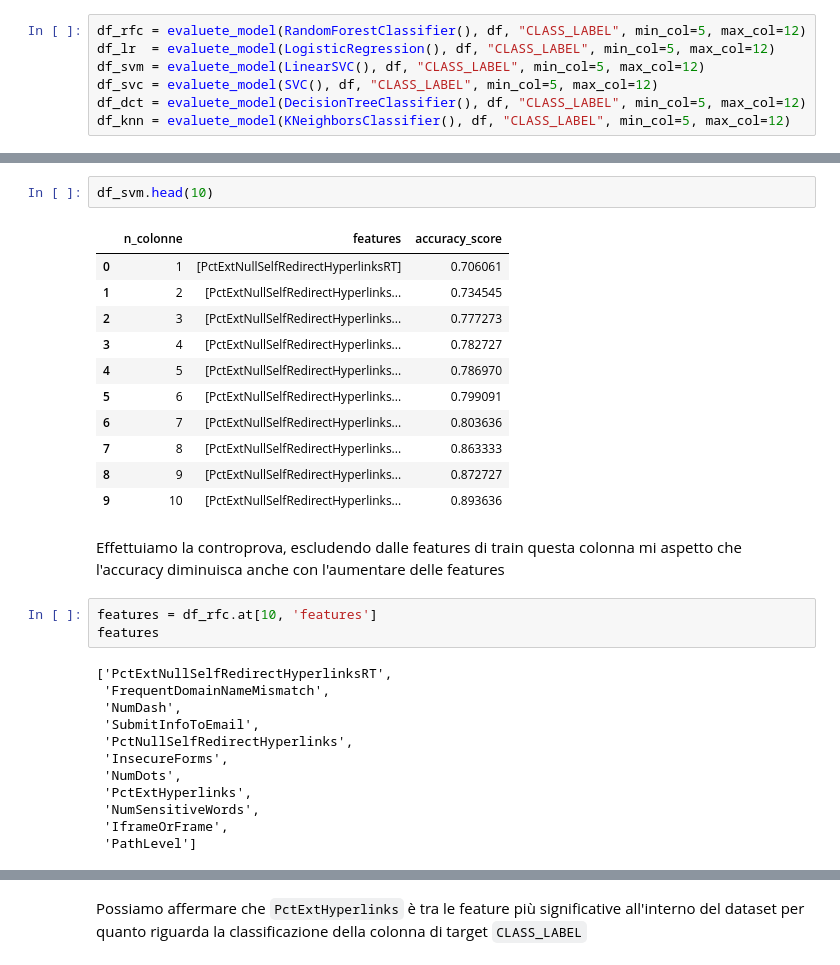
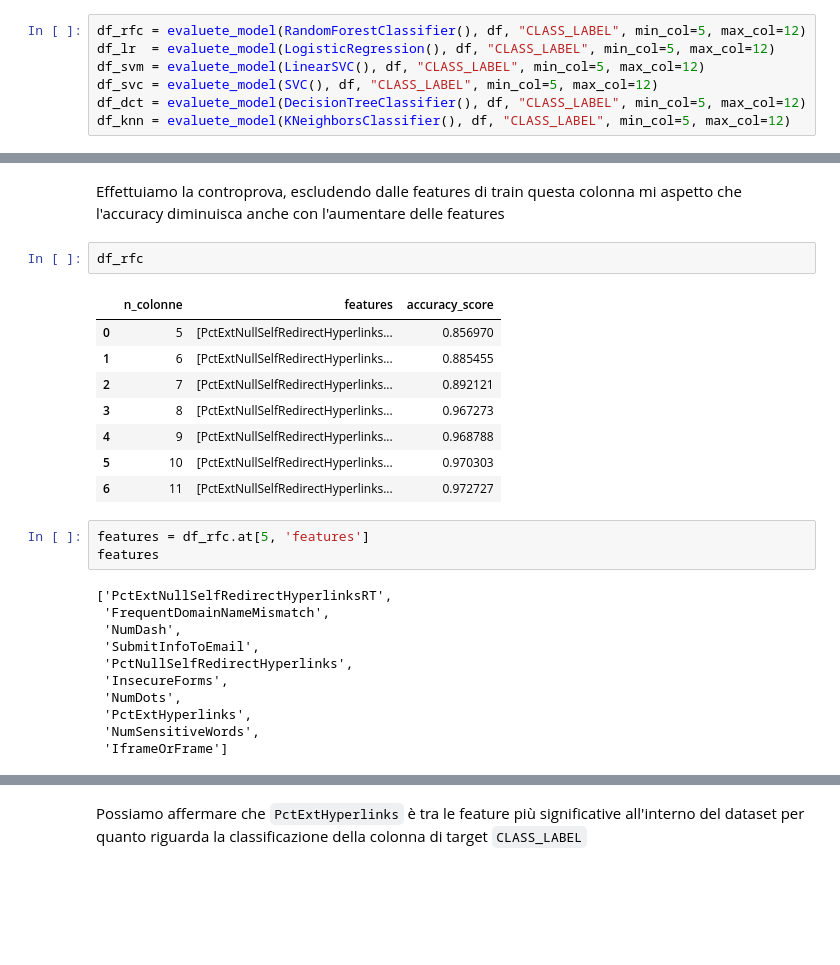
Before and after one commit to MatteoSchifano/Phishing-URL-Classification, a Jupyter notebook: notebooks/phishing.ipynb, the cells around one changed output, grey strips where cells are left out. Saved outputs shown, nothing was run; the diff lists cells and outputs as text; blank space fills up the shorter version.

```diff
--- a/notebooks/phishing.ipynb
+++ b/notebooks/phishing.ipynb
@@ -408,21 +380,18 @@ df_lr.head(10)
-# %%
-df_svm.head(10)
-# %% [output]
-|  | n_colonne | features | accuracy_score |
-| 0 | 1 | [PctExtNullSelfRedirectHyperlinksRT] | 0.706061 |
-| 1 | 2 | [PctExtNullSelfRedirectHyperlinks... | 0.734545 |
-| 2 | 3 | [PctExtNullSelfRedirectHyperlinks... | 0.777273 |
-| 3 | 4 | [PctExtNullSelfRedirectHyperlinks... | 0.782727 |
-| 4 | 5 | [PctExtNullSelfRedirectHyperlinks... | 0.786970 |
-| 5 | 6 | [PctExtNullSelfRedirectHyperlinks... | 0.799091 |
-| 6 | 7 | [PctExtNullSelfRedirectHyperlinks... | 0.803636 |
-| 7 | 8 | [PctExtNullSelfRedirectHyperlinks... | 0.863333 |
-| 8 | 9 | [PctExtNullSelfRedirectHyperlinks... | 0.872727 |
-| 9 | 10 | [PctExtNullSelfRedirectHyperlinks... | 0.893636 |
 # %% [markdown]
 Effettuiamo la controprova, escludendo dalle features di train questa colonna mi aspetto che l'accuracy diminuisca anche con l'aumentare delle features
+# %%
+df_rfc
+# %% [output]
+|  | n_colonne | features | accuracy_score |
+| 0 | 5 | [PctExtNullSelfRedirectHyperlinks... | 0.856970 |
+| 1 | 6 | [PctExtNullSelfRedirectHyperlinks... | 0.885455 |
+| 2 | 7 | [PctExtNullSelfRedirectHyperlinks... | 0.892121 |
+| 3 | 8 | [PctExtNullSelfRedirectHyperlinks... | 0.967273 |
+| 4 | 9 | [PctExtNullSelfRedirectHyperlinks... | 0.968788 |
+| 5 | 10 | [PctExtNullSelfRedirectHyperlinks... | 0.970303 |
+| 6 | 11 | [PctExtNullSelfRedirectHyperlinks... | 0.972727 |
 # %%
-features = df_rfc.at[10, 'features']
+features = df_rfc.at[5, 'features']
 features
 # %% [output]
 ['PctExtNullSelfRedirectHyperlinksRT',
@@ -434,8 +403,7 @@ features
  'NumDots',
  'PctExtHyperlinks',
  'NumSensitiveWords',
- 'IframeOrFrame',
- 'PathLevel']
+ 'IframeOrFrame']
 # %%
 no_best_feature = features.copy()
 no_best_feature.remove('PctExtHyperlinks')
```
Also changed, not shown: parts of 14 cells of this notebook.
